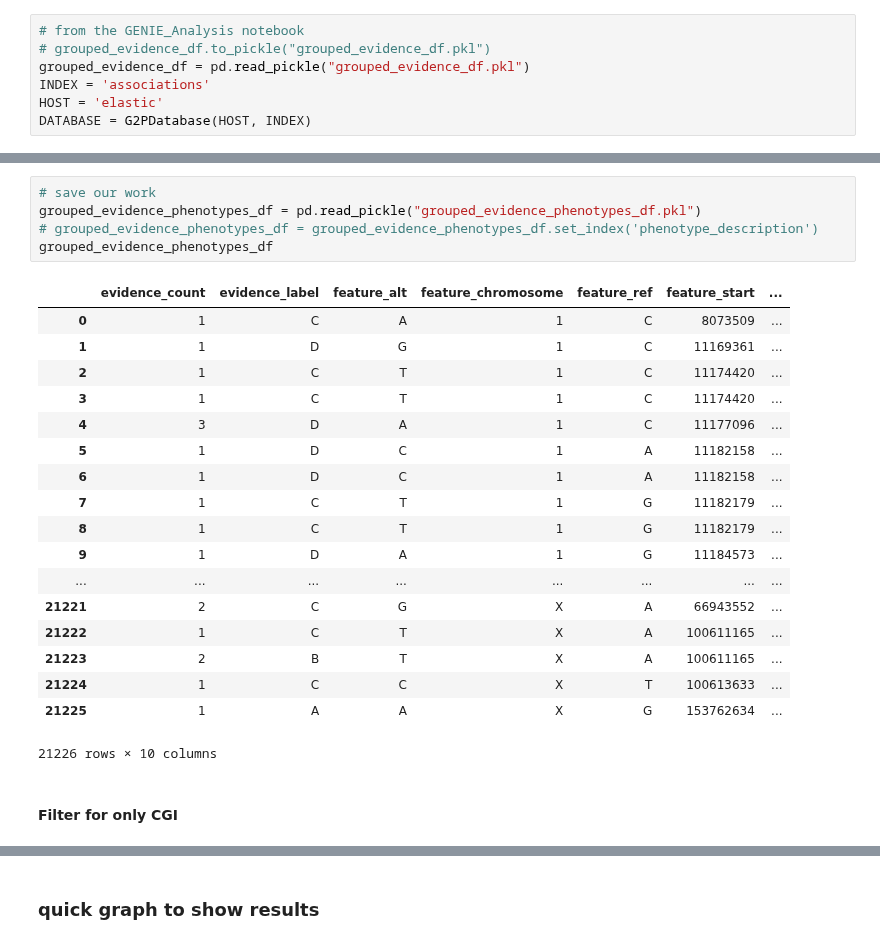
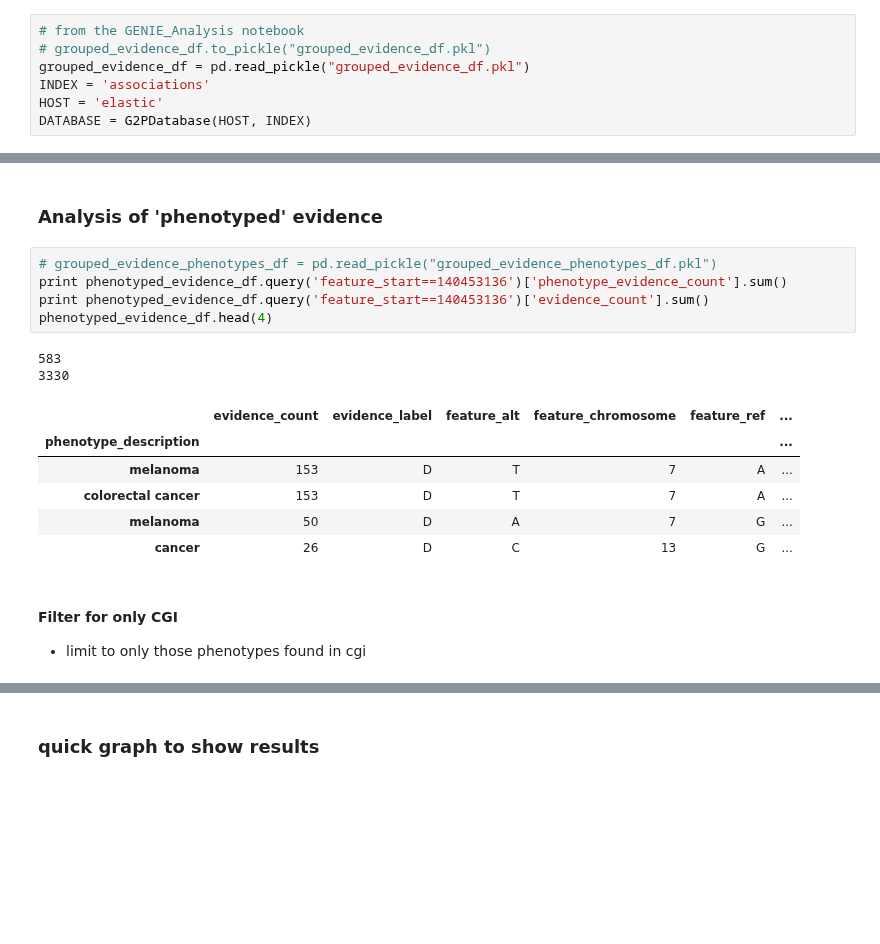
Before and after one commit to ohsu-comp-bio/g2p-aggregator, a Jupyter notebook: notebooks/feature_to_phenotype.ipynb, the cells around one changed output, grey strips where cells are left out. Saved outputs shown, nothing was run; the diff lists cells and outputs as text; blank space fills up the shorter version.

```diff
--- a/notebooks/feature_to_phenotype.ipynb
+++ b/notebooks/feature_to_phenotype.ipynb
@@ -69,29 +80,22 @@ There are 21226 unique feature phenotype items
-# %%
-# save our work
-grouped_evidence_phenotypes_df = pd.read_pickle("grouped_evidence_phenotypes_df.pkl")
-# grouped_evidence_phenotypes_df = grouped_evidence_phenotypes_df.set_index('phenotype_description')
-grouped_evidence_phenotypes_df
-# %% [output]
-|  | evidence_count | evidence_label | feature_alt | feature_chromosome | feature_ref | feature_start | ... |
-| 0 | 1 | C | A | 1 | C | 8073509 | ... |
-| 1 | 1 | D | G | 1 | C | 11169361 | ... |
-| 2 | 1 | C | T | 1 | C | 11174420 | ... |
-| 3 | 1 | C | T | 1 | C | 11174420 | ... |
-| 4 | 3 | D | A | 1 | C | 11177096 | ... |
-| 5 | 1 | D | C | 1 | A | 11182158 | ... |
-| 6 | 1 | D | C | 1 | A | 11182158 | ... |
-| 7 | 1 | C | T | 1 | G | 11182179 | ... |
-| 8 | 1 | C | T | 1 | G | 11182179 | ... |
-| 9 | 1 | D | A | 1 | G | 11184573 | ... |
-| ... | ... | ... | ... | ... | ... | ... | ... |
-| 21221 | 2 | C | G | X | A | 66943552 | ... |
-| 21222 | 1 | C | T | X | A | 100611165 | ... |
-| 21223 | 2 | B | T | X | A | 100611165 | ... |
-| 21224 | 1 | C | C | X | T | 100613633 | ... |
-| 21225 | 1 | A | A | X | G | 153762634 | ... |
-21226 rows × 10 columns
+# %% [markdown]
+### Analysis of 'phenotyped' evidence
+# %%
+# grouped_evidence_phenotypes_df = pd.read_pickle("grouped_evidence_phenotypes_df.pkl")
+print phenotyped_evidence_df.query('feature_start==140453136')['phenotype_evidence_count'].sum()
+print phenotyped_evidence_df.query('feature_start==140453136')['evidence_count'].sum()
+phenotyped_evidence_df.head(4)
+# %% [output]
+583
+3330
+|  | evidence_count | evidence_label | feature_alt | feature_chromosome | feature_ref | ... |
+| phenotype_description |  |  |  |  |  | ... |
+| melanoma | 153 | D | T | 7 | A | ... |
+| colorectal cancer | 153 | D | T | 7 | A | ... |
+| melanoma | 50 | D | A | 7 | G | ... |
+| cancer | 26 | D | C | 13 | G | ... |
 # %% [markdown]
 #### Filter for only CGI
+* limit to only those phenotypes found in cgi
 # %%
 print 'all phenotype_ontology_id len:', len(grouped_evidence_phenotypes_df.groupby(['phenotype_ontology_id']).groups.keys())
 print 'all phenotype_description len:', len(grouped_evidence_phenotypes_df.groupby(['phenotype_description']).groups.keys())
```
Also changed, not shown: parts of 14 cells of this notebook, 2 other files.
